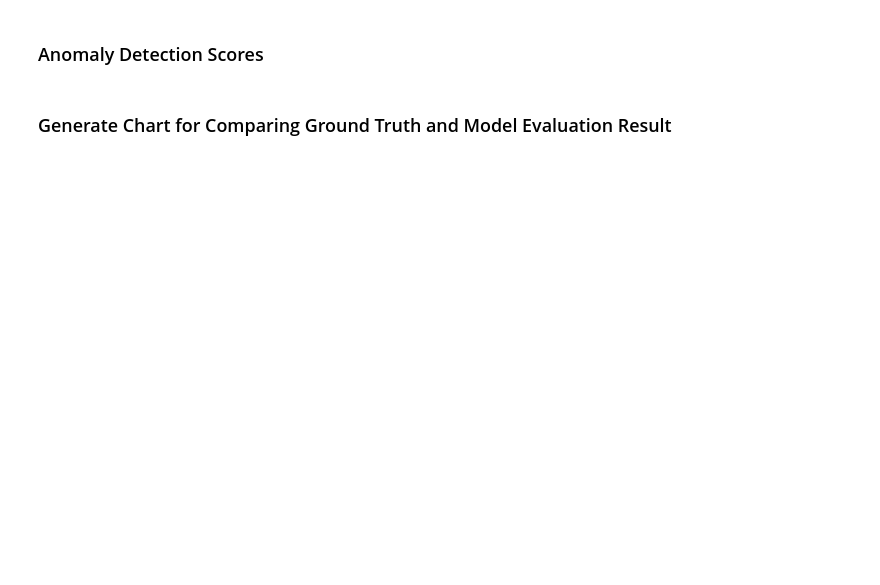
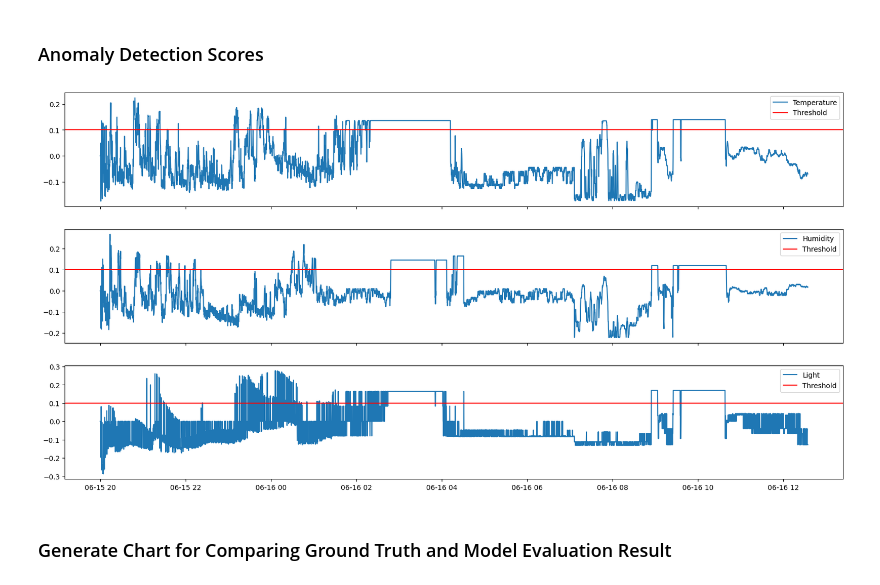
Before and after one commit to bench352/cs4514fyp, a Jupyter notebook: code/device-healthiness-monitoring-service/jupyter/pysad_ad_playground.ipynb, the cells around one changed output. Saved outputs shown, nothing was run; the diff lists cells and outputs as text; code cells hidden in the pictures; blank space fills up the shorter version.

```diff
--- a/code/device-healthiness-monitoring-service/jupyter/pysad_ad_playground.ipynb
+++ b/code/device-healthiness-monitoring-service/jupyter/pysad_ad_playground.ipynb
@@ -221,7 +249,7 @@ import numpy as np
 import multiprocessing
 import time
 
-LOWER_THRESHOLD = -0.1
+HIGHER_THRESHOLD = 0.1
 
 i_forest_model_map = defaultdict(lambda: IForestASD(window_size=2000))
 
@@ -238,16 +266,15 @@ def learning_and_detecting_anomaly(ts_column):
         features = np.array([row[ts_column]])
         score = i_forest_model_map[ts_column].fit_score_partial(features)
         scores.append(score)  # Save the score
-        result = get_decision_by_threshold(score, lower=LOWER_THRESHOLD)
+        result = get_decision_by_threshold(score, upper=HIGHER_THRESHOLD)
         values.append(ts_value)
         results.append(result)  # Save the evaluation result
 
     end_time = time.time()
     print(
-        f"""[Performance of {ts_column}]
-Time taken for all record (s): {{:.5f}}
-Avg time taken for each (s)  : {{:.10f}}
-""".format(
+        (f"[Performance of {ts_column}]\n"
+         f"Time taken for all record (s): {{:.5f}}\n"
+         f"Avg time taken for each (s)  : {{:.10f}}\n").format(
             end_time - start_time, (end_time - start_time) / record_count
         )
     )
@@ -267,14 +306,16 @@ for idx, column in enumerate(ts_column_to_be_used):
 # %%
 import matplotlib.pyplot as plt
 
 fig, ax = plt.subplots(
     len(ts_column_to_be_used), 1, figsize=(20, 10), sharex=True, gridspec_kw={}
 )
 
 for idx,column in enumerate(ts_column_to_be_used):
     ax[idx].plot(timestamps, i_forest_scores[column], label=column)
-    ax[idx].axhline(y=LOWER_THRESHOLD, color="g", linestyle="-", label="Lower Threshold")
+    ax[idx].axhline(y=HIGHER_THRESHOLD, color="r", linestyle="-", label="Threshold")
     ax[idx].legend()
+# %% [output]
+[figure, added]
 # %% [markdown]
 ### Generate Chart for Comparing Ground Truth and Model Evaluation Result
 # %%
```
Also changed, not shown: parts of 18 cells of this notebook, 4 other files.
